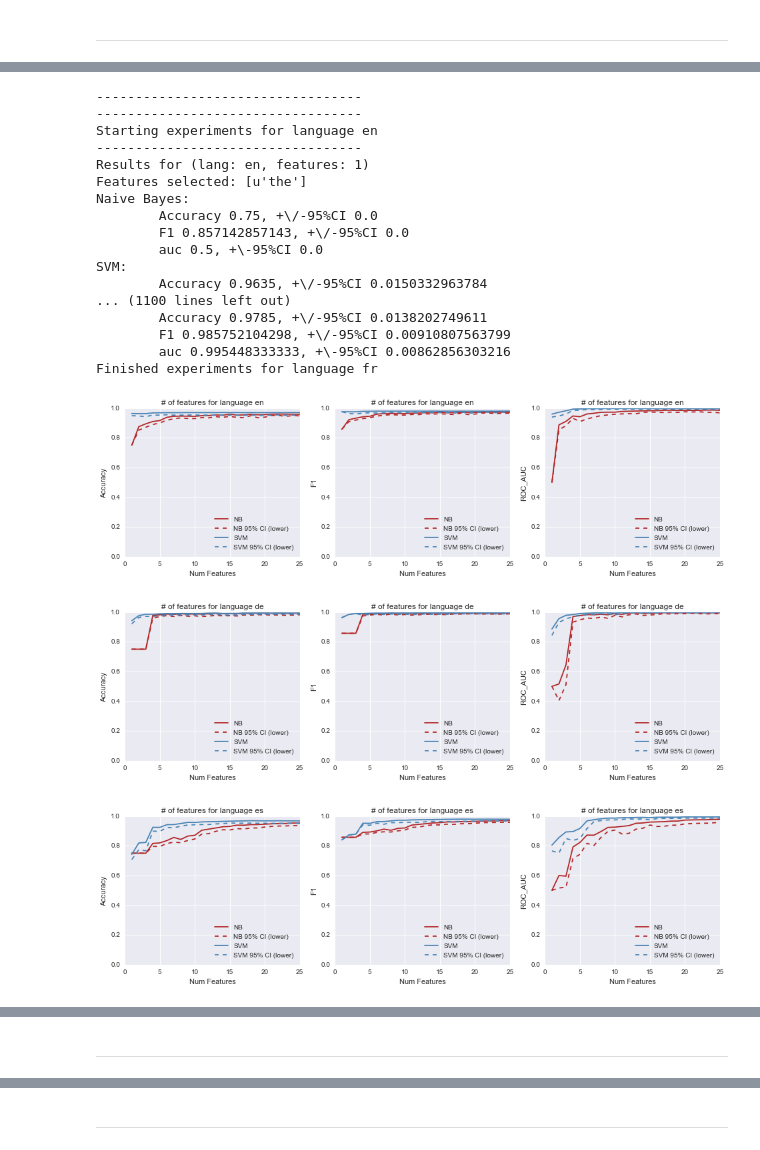
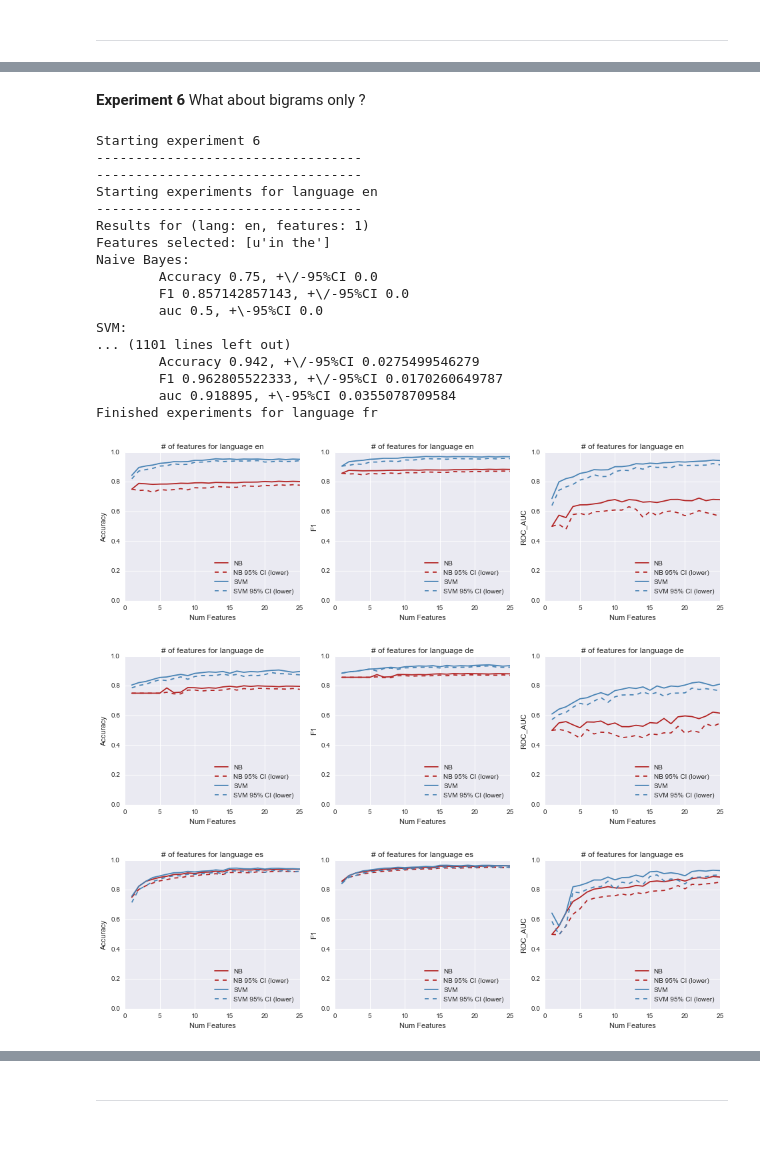
Before and after one commit to cdjeschke/Machine-Learning, a Jupyter notebook: project/code/experiment_1.ipynb, the cells around one changed output, grey strips where cells are left out. Drawn from its saved outputs; the diff is of its cells as text; code cells hidden in the pictures.

```diff
--- a/project/code/experiment_1.ipynb
+++ b/project/code/experiment_1.ipynb
@@ -47,8 +50,17 @@ corpi = {
     'es':'../data/es_corpus',
     'fr':'../data/fr_corpus'
 }
+languages = ['en','de','es','fr']
 
-languages = ['en','de','es','fr']
+
+
+lex_corpi = {
+    'original' : '../data/lexical/corpus',
+    'fr' : '../data/lexical/fr_corpus',
+    'it' : '../data/lexical/it_corpus',
+    'pt' : '../data/lexical/pt_corpus'
+}
+lex_languages = ['fr','it','pt']
 # %% [markdown]
 **load_corpus**
 
@@ -90,3 +104,8 @@ def single_char_token_pattern():
+# %%
+title_fontsize = 20
+x_axis_fontsize = 18
+y_axis_fontsize = 18
+legend_fontsize = 14
 # %% [markdown]
 ----
 **Background:  Data **
@@ -516,13 +1172,15 @@ Parameters for this test are:
+# %% [markdown]
+**Experiment 6** What about bigrams only ?
 # %%
-def experiment_2(corpi, language, num_features, feature_sampling_perc=.10):
+def experiment_6(corpi, language, num_features, feature_sampling_perc=.10):
 
     # Get the feature sampling corpus. Categories has to be restricted to the language of interest
     fs_corpus = skds.load_files(corpi[language], encoding='UTF-8', shuffle=True, categories=[language])
 
     # Discover features by count
     sub_sample = train_test_split(fs_corpus.data, fs_corpus.target, train_size=feature_sampling_perc)[0]
-    vectorizer = TfidfVectorizer(analyzer='word', lowercase=True, encoding='UTF-8', use_idf=False,
-                                   max_features=num_features, token_pattern=token_pattern())
+    vectorizer = CountVectorizer(analyzer='word', lowercase=True, encoding='UTF-8', ngram_range=(2,2),
+                                   max_features=num_features, token_pattern=single_char_token_pattern(), binary=True)
     vectorizer.fit(sub_sample)
 
     # Load the language corpus & fit a Naive Bayes classifier
@@ -564,7 +1222,7 @@ def experiment_2(corpi, language, num_features, feature_sampling_perc=.10):
         }
     }
 
-
+print "Starting experiment 6"
 for language in languages:
 
     # Run tests for a language
@@ -573,7 +1231,7 @@ for language in languages:
     print "Starting experiments for language {0}".format(language)
     results = []
     for num_features in range(1, 25+1):
-        exp_res = experiment_2(corpi, language, num_features)
+        exp_res = experiment_6(corpi, language, num_features)
         print "----------------------------------"
         print "Results for (lang: {0}, features: {1})".format(language, exp_res['num_features'])
         print "Features selected: {0}".format(exp_res['features'])
@@ -632,39 +1290,39 @@ for language in languages:
     axes.set_title("# of features for language {0}".format(language))
     # NB plot
     nb_auc = [result['NB']['auc'] for result in results]
     nb_auc_lower = [result['NB']['auc'] - result['NB']['auc_95CI'] for result in results]
     h1, = axes.plot(nf, nb_auc, color='firebrick', label='NB')
     h2, = axes.plot(nf, nb_auc_lower, color='firebrick', linestyle='dashed', label='NB 95% CI (lower)')
     # SVM plot
     svm_auc = [result['SVM']['auc'] for result in results]
     svm_auc_lower = [result['SVM']['auc'] - result['SVM']['auc_95CI'] for result in results]
     h3, = axes.plot(nf, svm_auc, color='steelblue', label='SVM')
     h4, = axes.plot(nf, svm_auc_lower, color='steelblue', linestyle='dashed', label='SVM 95% CI (lower)')
     axes.legend(handles=[h1, h2, h3, h4], loc='lower right')
     axes.set_ylabel("ROC_AUC")
     axes.set_xlabel("Num Features")
     axes.set_ylim([0,1])
 
 
     print "Finished experiments for language {0}".format(language)
 # %% [output]
+Starting experiment 6
 ----------------------------------
 ----------------------------------
 Starting experiments for language en
 ----------------------------------
 Results for (lang: en, features: 1)
-Features selected: [u'the']
+Features selected: [u'in the']
 Naive Bayes:
         Accuracy 0.75, +\/-95%CI 0.0
         F1 0.857142857143, +\/-95%CI 0.0
         auc 0.5, +\-95%CI 0.0
 SVM:
-        Accuracy 0.9635, +\/-95%CI 0.0150332963784
-... (1100 lines left out)
-        Accuracy 0.9785, +\/-95%CI 0.0138202749611
-        F1 0.985752104298, +\/-95%CI 0.00910807563799
-        auc 0.995448333333, +\-95%CI 0.00862856303216
+... (1101 lines left out)
+        Accuracy 0.942, +\/-95%CI 0.0275499546279
+        F1 0.962805522333, +\/-95%CI 0.0170260649787
+        auc 0.918895, +\-95%CI 0.0355078709584
 Finished experiments for language fr
-[figure, old version]
+[figure, new version]
-[figure, old version]
+[figure, new version]
-[figure, old version]
+[figure, new version]
@@ -672,2 +1329,0 @@ Finished experiments for language fr
-# %% [markdown]
-----
```
Also changed, not shown: parts of 43 cells of this notebook, 17 other files.
